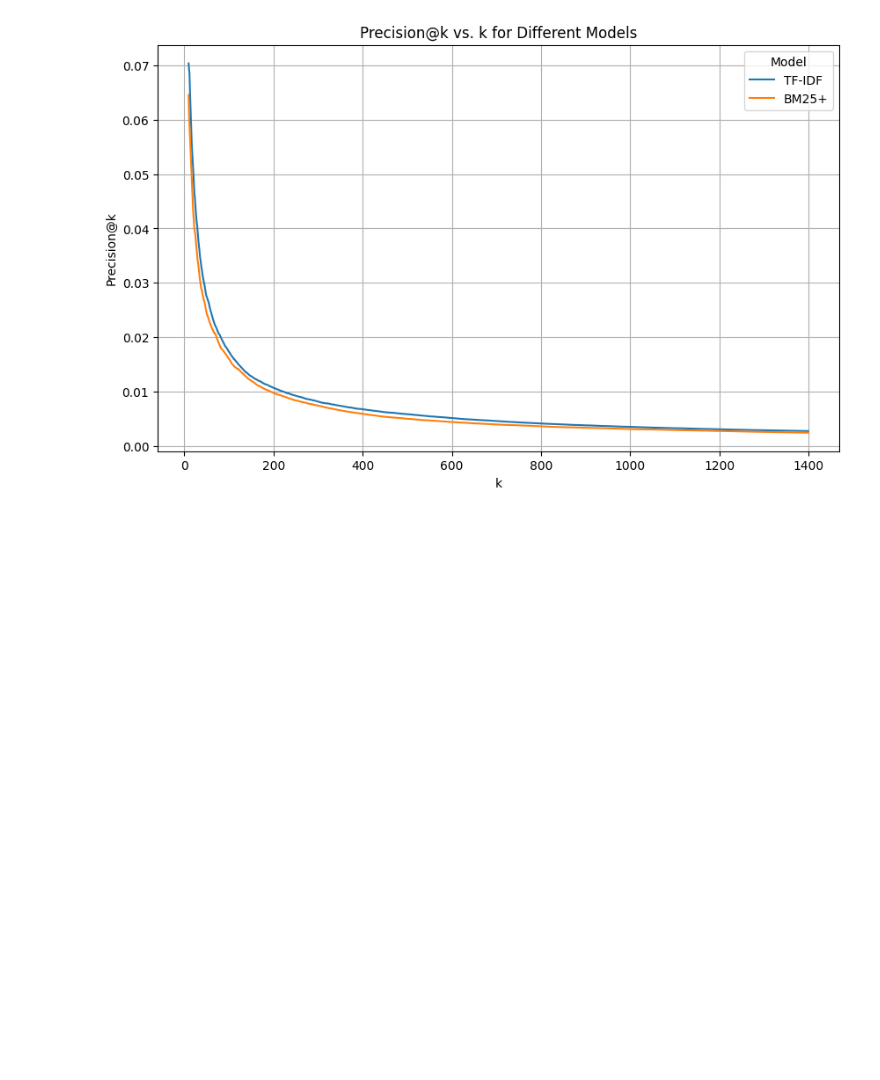
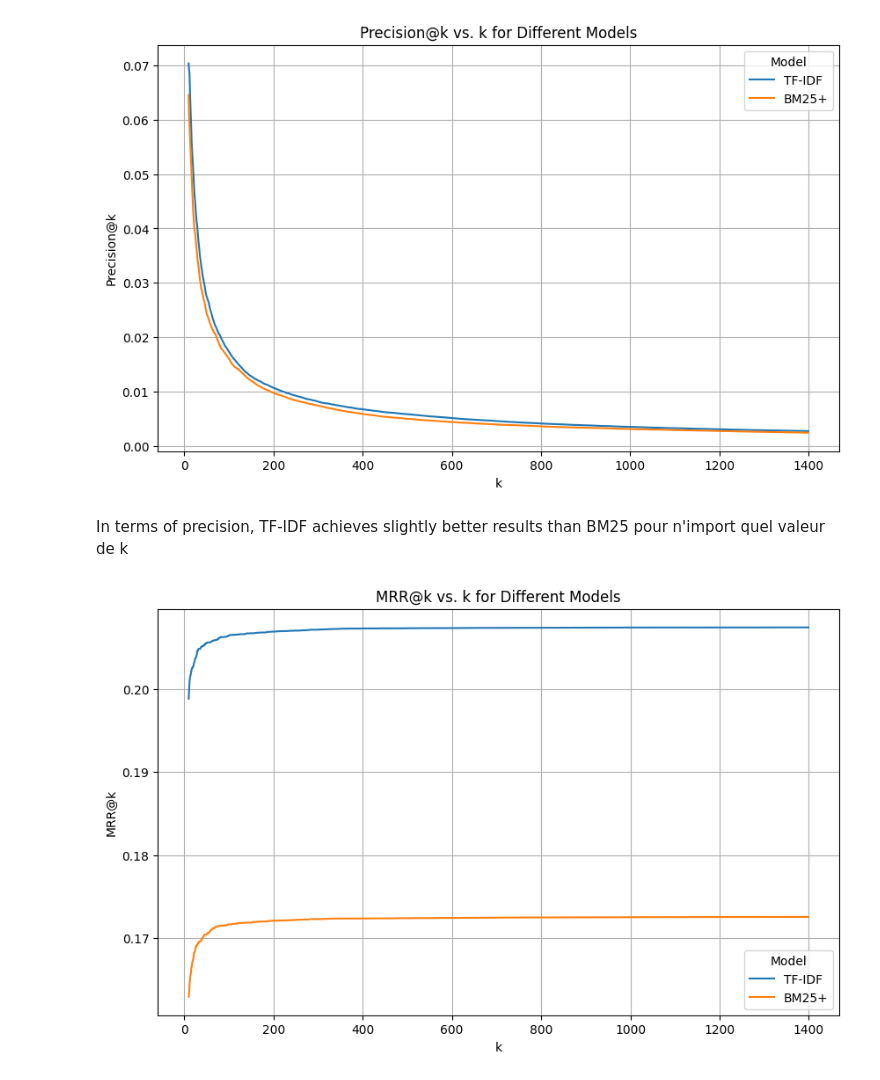
Before and after one commit to AbdelkarimElm/information-retrieval-engine, a Jupyter notebook: information_retrieval_engine.ipynb, the cells around one changed output. Cells and saved outputs as stored; diff of their text form; code cells hidden in the pictures; blank space fills up the shorter version.

Commit message:
Plot precision comparison

```diff
--- a/information_retrieval_engine.ipynb
+++ b/information_retrieval_engine.ipynb
@@ -1878,3 +1878,27 @@ plt.grid(True)
 plt.show()
 # %% [output]
 [figure]
+# %% [markdown]
+In terms of precision, TF-IDF achieves slightly better results than BM25 pour n'import quel valeur de k
+# %%
+import matplotlib.pyplot as plt
+import seaborn as sns
+
+# Plot MRR@k for both models
+plt.figure(figsize=(10, 6))
+
+sns.lineplot(
+    data=results_df,
+    x="k",
+    y="MRR@k",
+    hue="Model"   # Compare models (TF-IDF vs BM25+)
+)
+
+plt.title("MRR@k vs. k for Different Models")
+plt.xlabel("k")
+plt.ylabel("MRR@k")
+plt.grid(True)
+
+plt.show()
+# %% [output]
+[figure, added]
```
